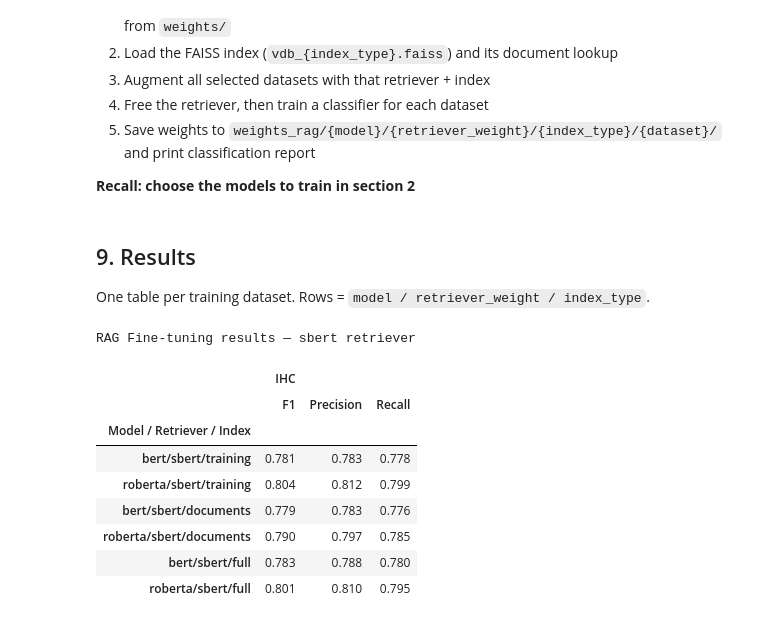
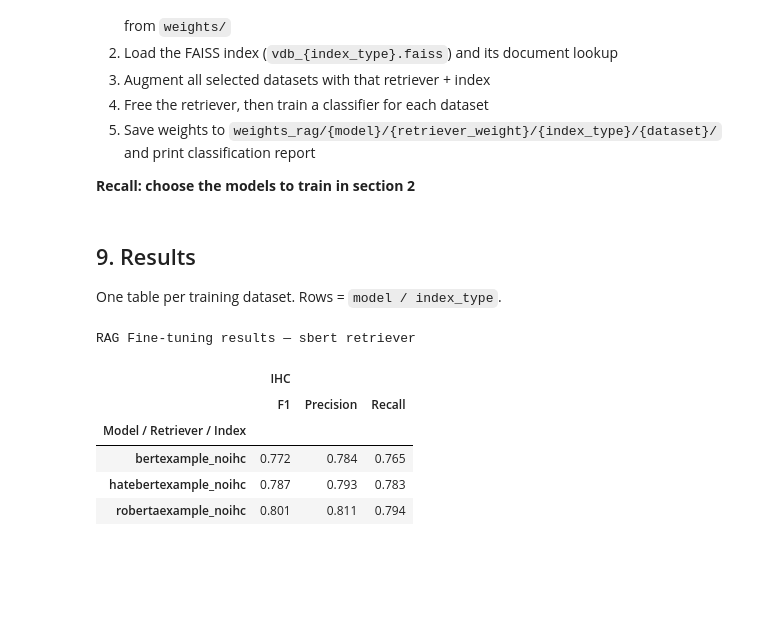
Before and after one commit to Duckymini/deep_learning, a Jupyter notebook: results/training_noihc_index.executed.ipynb, the cells around one changed output. Cells and saved outputs as stored; diff of their text form; code cells hidden in the pictures; blank space fills up the shorter version.

Commit message:
run training noihc

```diff
--- a/results/training_noihc_index.executed.ipynb
+++ b/results/training_noihc_index.executed.ipynb
@@ -182,8 +120,8 @@ Used at train time to pass `chunk_id` so a model never retrieves itself as a nei
 # %%
-chunks_df = pd.read_csv(RAG_DIR / 'chunks' / 'chunks_training.csv')
+from training_utils import compute_metrics, tokenize_augmented, filter_records, strip_label_prefix, set_seed
 
-def strip_label_prefix(text):
-    return text.replace('[hate] ', '', 1).replace('[not hate] ', '', 1)
+# Use noihc variant: IHC tweets are not in this index, so chunk_id lookup returns None
+chunks_df = pd.read_csv(CHUNKS_DIR / 'chunks_example_noihc.csv')
 
 text_to_chunk_id = {
     strip_label_prefix(row.text): int(row.chunk_id)
@@ -203,52 +141,34 @@ Called once per model inside the training loop.
 - Query: **no** label prefix (that is what the model must predict).
 - Neighbors: **keep** their `[hate]`/`[not hate]` prefix as few-shot context clues. No data leakage cause the index was made on training split and we apply a mask for self-exclusion.
 # %%
-def augment_split(hf_dataset, text_col, is_train, ret_model, ret_tokenizer, ret_index, ret_documents):
+def augment_split_cached(hf_dataset, text_col, is_train, ret_model, ret_tokenizer, ret_index, ret_documents):
+    """Augment once at MAX_K/MIN_THRESHOLD, storing (text, score) pairs for later filtering."""
     records = []
     for example in tqdm(hf_dataset, desc=f"{'train' if is_train else 'test'}"):
         tweet    = example[text_col]
         chunk_id = text_to_chunk_id.get(tweet) if is_train else None
         neighbors = retrieve_top_k_above_threshold(
-            tweet, THRESHOLD, ret_model, ret_tokenizer, ret_index, ret_documents,
-            chunk_id=chunk_id, k=K, use_mean_pool=True,
+            tweet, MIN_THRESHOLD, ret_model, ret_tokenizer, ret_index, ret_documents,
+            chunk_id=chunk_id, k=MAX_K, use_mean_pool=True,
         )
         records.append({
             'query':     tweet,
-            'neighbors': [text for text, _ in neighbors],
+            'neighbors': neighbors,  # list of (text, score)
             'label':     example['label'],
         })
     return records
+
+from training_utils import filter_records
 # %% [markdown]
 ## 6. Tokenization
 
 Assembles the augmented string using the model's `sep_token` then tokenizes.
 # %%
-def tokenize_augmented(records, tokenizer, max_length=MAX_LENGTH):
-    sep = tokenizer.sep_token
-    texts = [
-        f' {sep} '.join([r['query']] + r['neighbors'])
-        for r in records
-    ]
-    labels = [r['label'] for r in records]
-    encoded = tokenizer(
-        texts,
-        truncation=True,
-        padding='max_length',
-        max_length=max_length,
-    )
-    encoded['labels'] = labels
-    return Dataset.from_dict(encoded)
+from training_utils import tokenize_augmented
 # %% [markdown]
 ## 7. Metrics
 # %%
-def compute_metrics(eval_pred):
-    logits, labels = eval_pred
-    preds = np.argmax(logits, axis=-1)
-    return {
-        'macro_f1': f1_score(labels, preds, average='macro',  zero_division=0),
-        'macro_p':  precision_score(labels, preds, average='macro', zero_division=0),
-        'macro_r':  recall_score(labels, preds, average='macro',    zero_division=0),
-    }
+from training_utils import compute_metrics
 # %% [markdown]
 ## 8. Training Loop
 
@@ -360,37 +303,34 @@ if device.type == 'cuda':
 # %% [markdown]
 ## 9. Results
 
-One table per training dataset. Rows = `model / retriever_weight / index_type`.
+One table per training dataset. Rows = `model / index_type`.
 # %%
 metric_labels = {'macro_f1': 'F1', 'macro_p': 'Precision', 'macro_r': 'Recall'}
 
 rows = {}
 for (m, it, ds), vals in results.items():
-    row_key = f"{m}/sbert/{it}"
+    row_key = f"{m}{it}"
     if row_key not in rows:
         rows[row_key] = {}
     for metric, label in metric_labels.items():
         rows[row_key][(ds, label)] = vals[metric]
 
 df = pd.DataFrame(rows).T
 df.columns = pd.MultiIndex.from_tuples(df.columns)
 df.index.name = 'Model / Retriever / Index'
 
 styled = (
     df.style
     .format('{:.3f}')
     .highlight_max(axis=0, props='font-weight: bold; background-color: #d4f1d4')
     .set_caption('RAG Fine-tuning results — sbert retriever')
 )
 display(styled)
 # %% [output]
 RAG Fine-tuning results — sbert retriever
 |  | IHC |  |  |
 |  | F1 | Precision | Recall |
 | Model / Retriever / Index |  |  |  |
-| bert/sbert/training | 0.781 | 0.783 | 0.778 |
-| roberta/sbert/training | 0.804 | 0.812 | 0.799 |
-| bert/sbert/documents | 0.779 | 0.783 | 0.776 |
-| roberta/sbert/documents | 0.790 | 0.797 | 0.785 |
-| bert/sbert/full | 0.783 | 0.788 | 0.780 |
-| roberta/sbert/full | 0.801 | 0.810 | 0.795 |
+| bertexample_noihc | 0.772 | 0.784 | 0.765 |
+| hatebertexample_noihc | 0.787 | 0.793 | 0.783 |
+| robertaexample_noihc | 0.801 | 0.811 | 0.794 |
```
Also changed, not shown: parts of 8 cells of this notebook, 21 other files.
